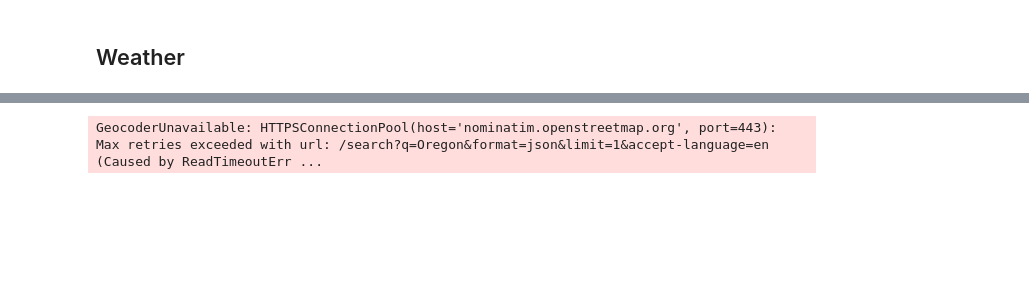
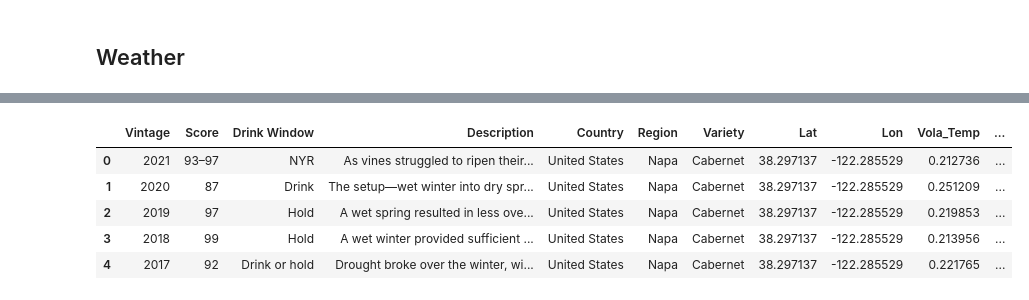
Before and after one commit to trashpanda-ai/Wine-Terroir, a Jupyter notebook: 3. Enrichment.ipynb, the cells around one changed output, grey strips where cells are left out. Cells and saved outputs as stored; diff of their text form; code cells hidden in the pictures; blank space fills up the shorter version.

```diff
--- a/3. Enrichment.ipynb
+++ b/3. Enrichment.ipynb
@@ -247,5 +290,0 @@ unique
-# %%
-df[["Vola_Temp", "Vola_Rain", "Longest_Dry", "Longest_Wet", "Avg_Rain", "Count_above35", "Count_under10", "Count_under0", "Coulure_Wind", "June_Rain"]] = df.apply(lambda row: get_weather_features(row['Region'], row['Country'], row['Vintage'], 5), axis=1)
-df
-# %% [output]
-GeocoderUnavailable: HTTPSConnectionPool(host='nominatim.openstreetmap.org', port=443): Max retries exceeded with url: /search?q=Oregon&format=json&limit=1&accept-language=en (Caused by ReadTimeoutErr ...
@@ -251,0 +314,18 @@ GeocoderUnavailable: HTTPSConnectionPool(host='nominatim.openstreetmap.org', por
+# %%
+#df[["Vola_Temp", "Vola_Rain", "Longest_Dry", "Longest_Wet", "Avg_Rain", "Count_above35", "Count_under10", "Count_under0", "Coulure_Wind", "June_Rain"]] = df.apply(lambda row: get_weather_features(row['Lat'], row['Lon'], row['Vintage'], 5), axis=1)
+# apply function doesn't work since there are many points of failure in free API calls
+
+# Load the CSV file into another DataFrame
+df_weather = pd.read_csv('data/weather.csv', names=['Vintage', 'Lat', 'Lon', "Vola_Temp", "Vola_Rain", "Longest_Dry", "Longest_Wet", "Avg_Rain", "Count_above35", "Count_under10", "Count_under0", "Coulure_Wind", "June_Rain"], header=None)
+# drop true duplicates
+df_weather = df_weather.drop_duplicates()
+# Merge the two DataFrames on the country and region columns
+df = pd.merge(df, df_weather, on=['Vintage', 'Lat', 'Lon'], how='left')
+df.head()
+# %% [output]
+|  | Vintage | Score | Drink Window | Description | Country | Region | Variety | Lat | Lon | Vola_Temp | ... |
+| 0 | 2021 | 93–97 | NYR | As vines struggled to ripen their... | United States | Napa | Cabernet | 38.297137 | -122.285529 | 0.212736 | ... |
+| 1 | 2020 | 87 | Drink | The setup—wet winter into dry spr... | United States | Napa | Cabernet | 38.297137 | -122.285529 | 0.251209 | ... |
+| 2 | 2019 | 97 | Hold | A wet spring resulted in less ove... | United States | Napa | Cabernet | 38.297137 | -122.285529 | 0.219853 | ... |
+| 3 | 2018 | 99 | Hold | A wet winter provided sufficient ... | United States | Napa | Cabernet | 38.297137 | -122.285529 | 0.213956 | ... |
+| 4 | 2017 | 92 | Drink or hold | Drought broke over the winter, wi... | United States | Napa | Cabernet | 38.297137 | -122.285529 | 0.221765 | ... |
```
Also changed, not shown: parts of 17 cells of this notebook, 4 other files.
